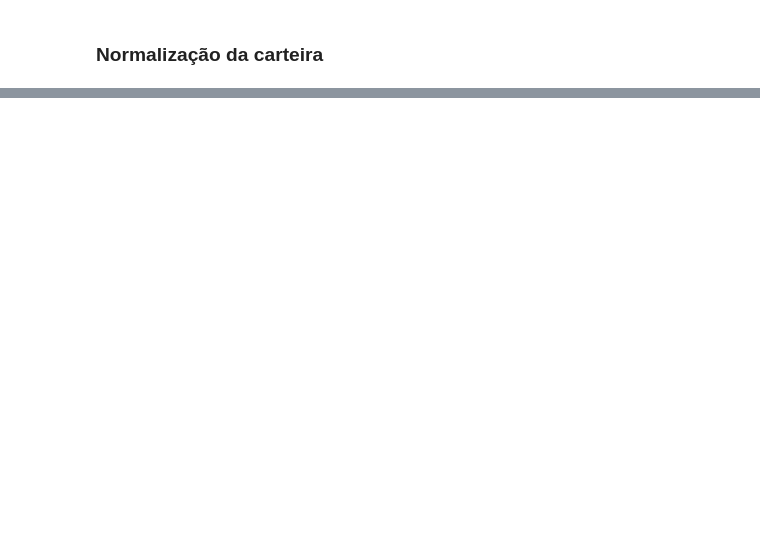
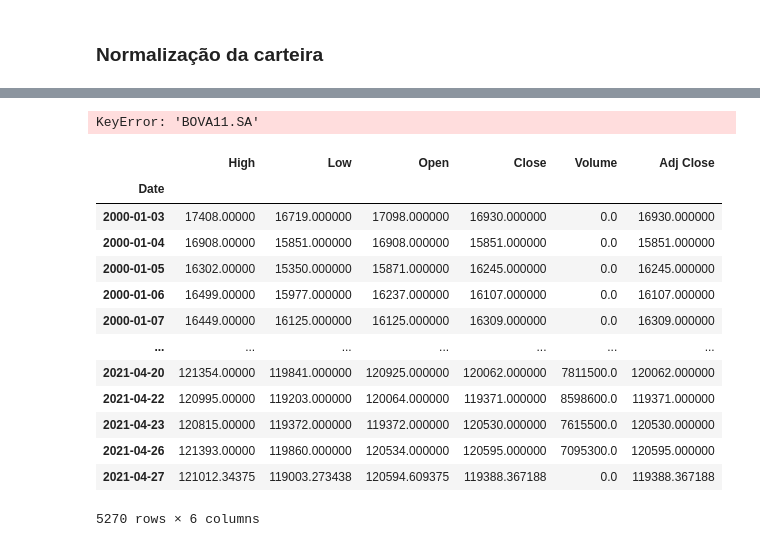
Before and after one commit to emersonsoaressc/economics, a Jupyter notebook: Analise_carteira_project.ipynb, the cells around one changed output, grey strips where cells are left out. Saved outputs shown, nothing was run; the diff lists cells and outputs as text; code cells hidden in the pictures; blank space fills up the shorter version.

```diff
--- a/Analise_carteira_project.ipynb
+++ b/Analise_carteira_project.ipynb
@@ -85 +73,9 @@ df_norm
 323 rows × 7 columns
+# %%
+benchmark = pd.DataFrame(df_norm['BOVA11.SA'])
+carteira = df_norm.drop(columns='BOVA11.SA')
+carteira['CARTEIRA'] = carteira.sum(axis=1) / len(carteira.columns)
+carteira = pd.DataFrame(carteira['CARTEIRA'])
+cart_bench = pd.concat([carteira, benchmark], axis = 1)
+# %% [output]
+KeyError: 'BOVA11.SA'
@@ -85,0 +84,18 @@ df_norm
+# %%
+frame = data.DataReader('^BVSP', data_source='yahoo', start='2000-01-01')
+frame
+# %% [output]
+|  | High | Low | Open | Close | Volume | Adj Close |
+| Date |  |  |  |  |  |  |
+| 2000-01-03 | 17408.00000 | 16719.000000 | 17098.000000 | 16930.000000 | 0.0 | 16930.000000 |
+| 2000-01-04 | 16908.00000 | 15851.000000 | 16908.000000 | 15851.000000 | 0.0 | 15851.000000 |
+| 2000-01-05 | 16302.00000 | 15350.000000 | 15871.000000 | 16245.000000 | 0.0 | 16245.000000 |
+| 2000-01-06 | 16499.00000 | 15977.000000 | 16237.000000 | 16107.000000 | 0.0 | 16107.000000 |
+| 2000-01-07 | 16449.00000 | 16125.000000 | 16125.000000 | 16309.000000 | 0.0 | 16309.000000 |
+| ... | ... | ... | ... | ... | ... | ... |
+| 2021-04-20 | 121354.00000 | 119841.000000 | 120925.000000 | 120062.000000 | 7811500.0 | 120062.000000 |
+| 2021-04-22 | 120995.00000 | 119203.000000 | 120064.000000 | 119371.000000 | 8598600.0 | 119371.000000 |
+| 2021-04-23 | 120815.00000 | 119372.000000 | 119372.000000 | 120530.000000 | 7615500.0 | 120530.000000 |
+| 2021-04-26 | 121393.00000 | 119860.000000 | 120534.000000 | 120595.000000 | 7095300.0 | 120595.000000 |
+| 2021-04-27 | 121012.34375 | 119003.273438 | 120594.609375 | 119388.367188 | 0.0 | 119388.367188 |
+5270 rows × 6 columns
```
Also changed, not shown: parts of 12 cells of this notebook, 2 other files.
